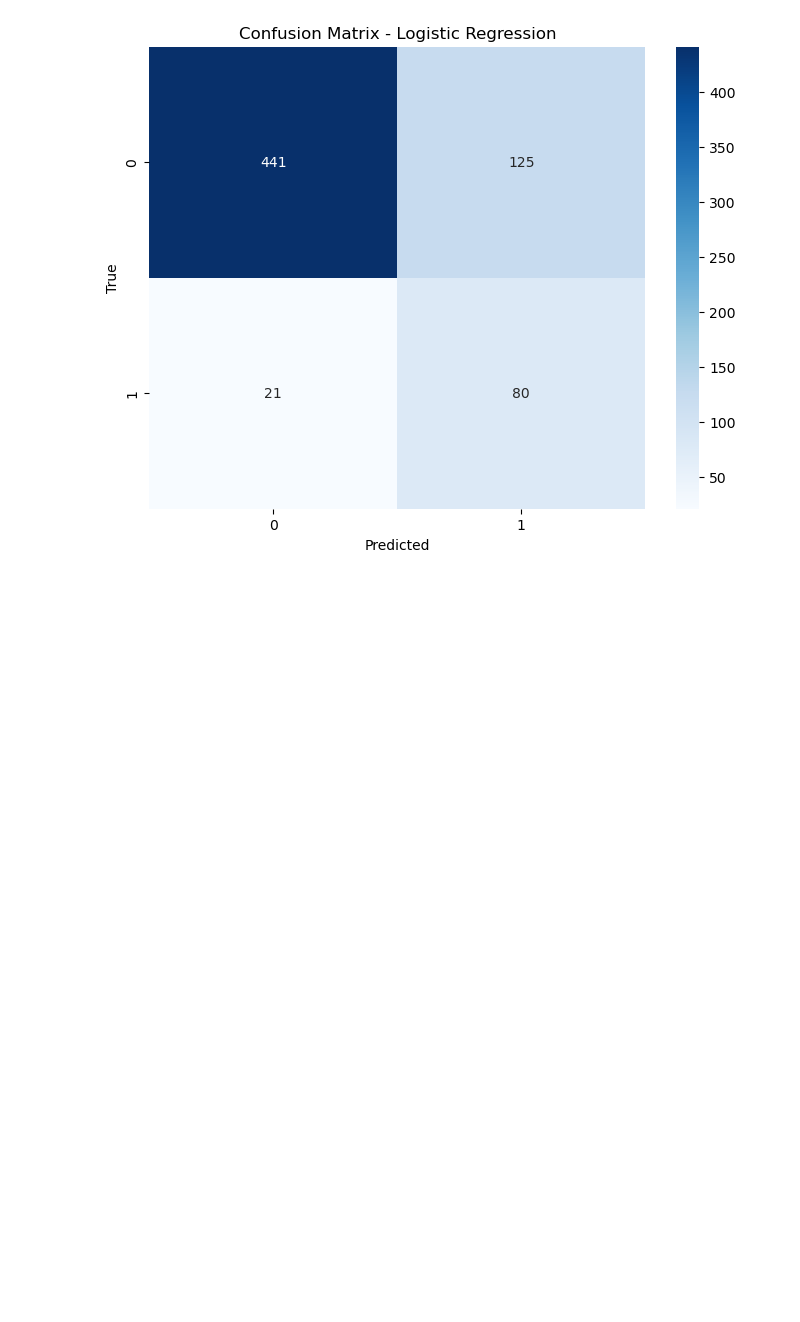
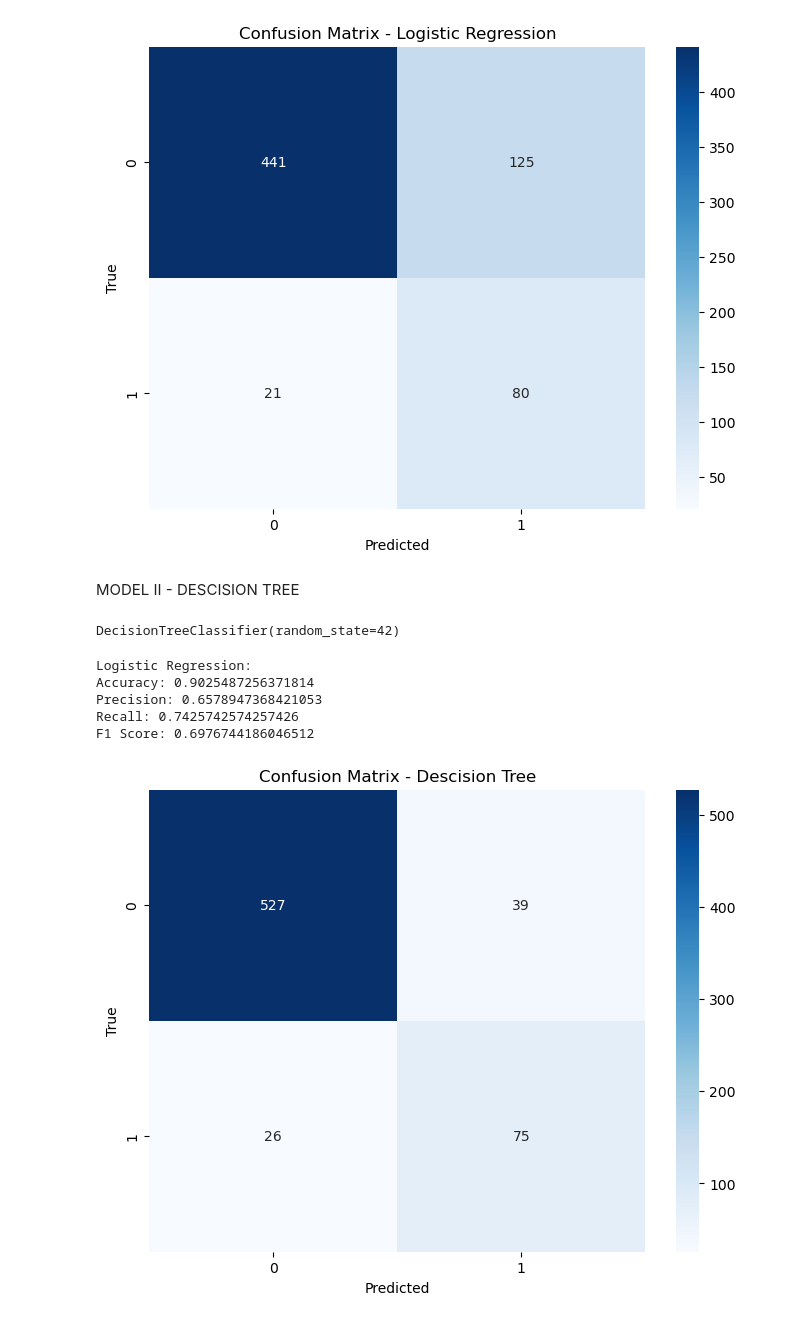
Before and after one commit to SilviaGworit/dsc-phase-3-project-, a Jupyter notebook: Student.ipynb, the cells around one changed output. Drawn from its saved outputs; the diff is of its cells as text; code cells hidden in the pictures; blank space fills up the shorter version.

Commit message:
Creatind the decision tree model

```diff
--- a/Student.ipynb
+++ b/Student.ipynb
@@ -381,3 +382,41 @@ plt.ylabel('True')
 plt.show()
 # %% [output]
 [figure]
+# %% [markdown]
+MODEL II - DESCISION TREE
+# %%
+classifier = DecisionTreeClassifier(random_state=42)
+classifier.fit(X_train_resampled, y_train_resampled)
+# %% [output]
+DecisionTreeClassifier(random_state=42)
+# %%
+# Make predictions for test data
+y_pred = classifier.predict(X_test_full)
+
+accuracy = accuracy_score(y_test, y_pred)
+precision = precision_score(y_test, y_pred)
+recall = recall_score(y_test, y_pred)
+f1 = f1_score(y_test, y_pred)
+
+print('Logistic Regression:')
+print('Accuracy:', accuracy)
+print('Precision:', precision)
+print('Recall:', recall)
+print('F1 Score:', f1)
+# %% [output]
+Logistic Regression:
+Accuracy: 0.9025487256371814
+Precision: 0.6578947368421053
+Recall: 0.7425742574257426
+F1 Score: 0.6976744186046512
+# %%
+#correlation matrix
+cm = confusion_matrix(y_test, y_pred)
+plt.figure(figsize=(8, 6))
+sns.heatmap(cm, annot=True, cmap='Blues', fmt='d')
+plt.title('Confusion Matrix - Descision Tree')
+plt.xlabel('Predicted')
+plt.ylabel('True')
+plt.show()
+# %% [output]
+[figure, added]
```
Also changed, not shown: parts of 1 cell of this notebook.
